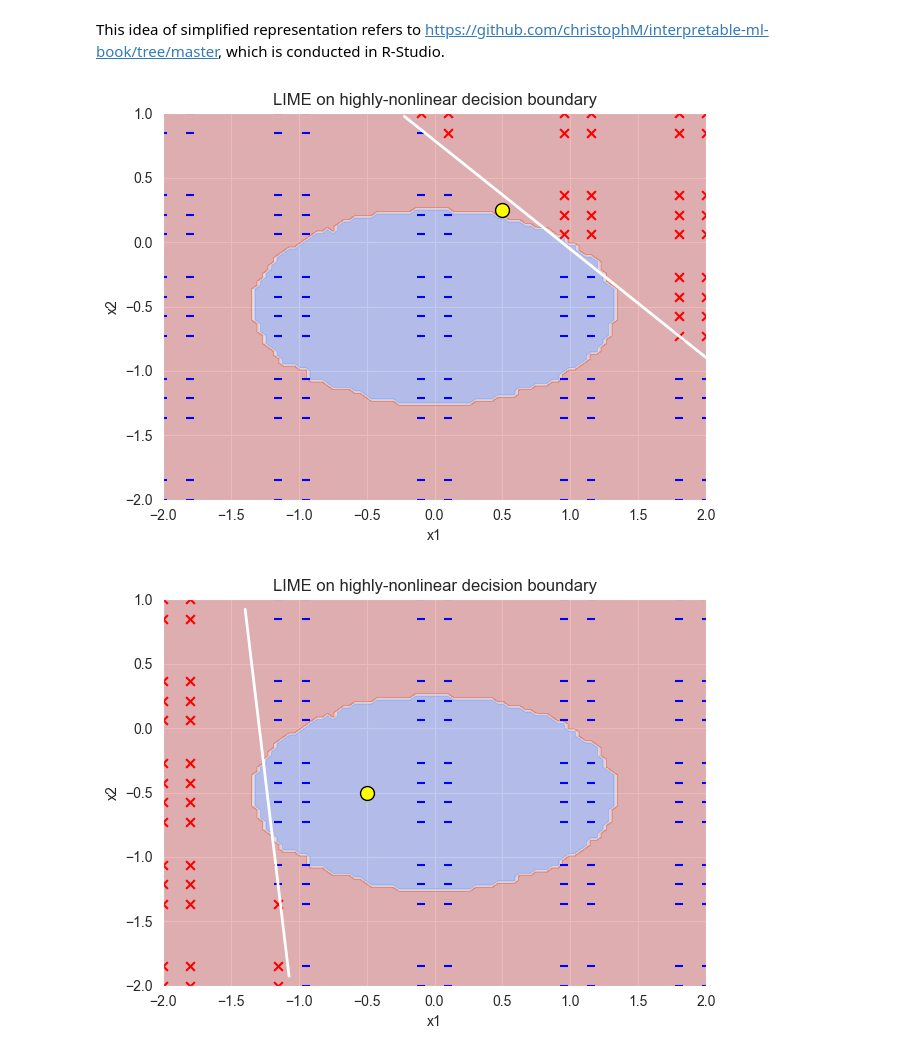
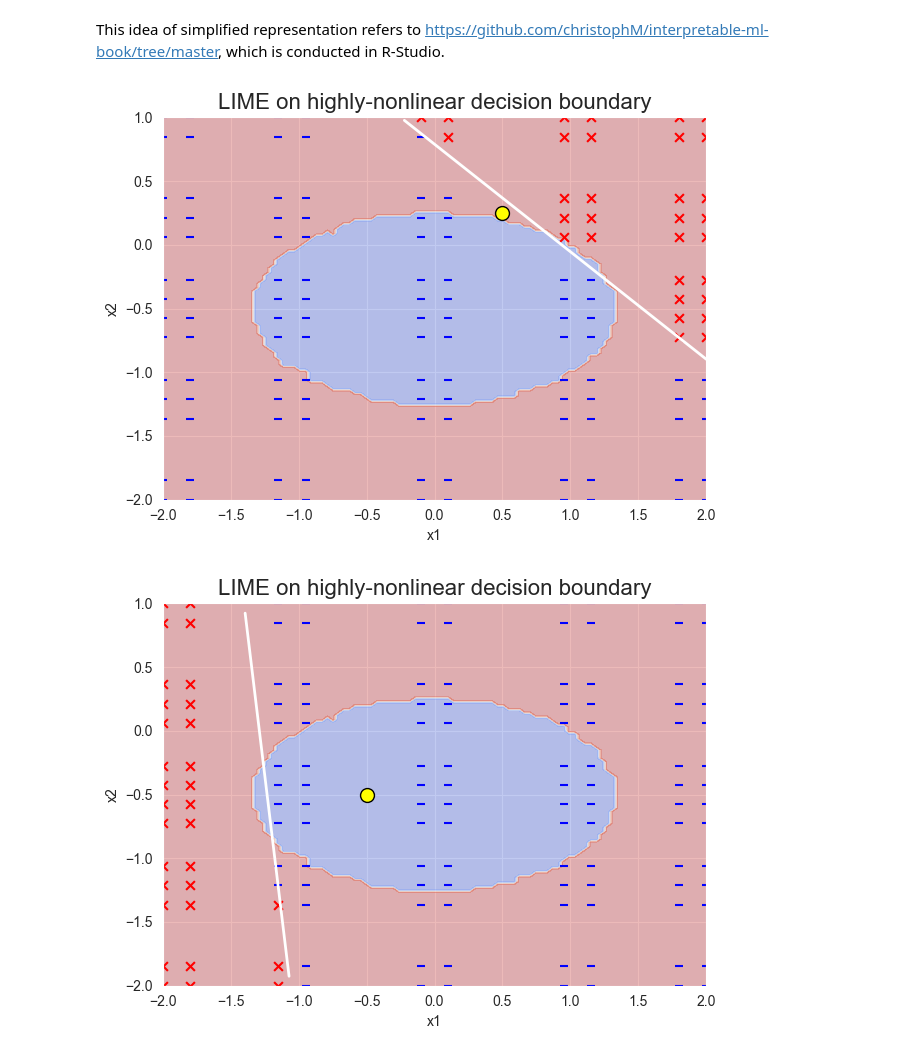
Before and after one commit to JuHaoran66/LIME, a Jupyter notebook: simplified presentation_ellipse.ipynb, the cells around one changed output. Cells and saved outputs as stored; diff of their text form; code cells hidden in the pictures.

```diff
--- a/simplified presentation_ellipse.ipynb
+++ b/simplified presentation_ellipse.ipynb
@@ -91,7 +91,7 @@ grid_df_small['explained_class'] = np.round(grid_df_small['explained'])
 # %%
 
 ## plotD: Decision Boundary of the Local Model Explanation
-plt.title("LIME on highly-nonlinear decision boundary")
+plt.title("LIME on highly-nonlinear decision boundary", fontsize = 16)
 #black box boundary
 plt.contourf(
     grid_x1, grid_x2,
@@ -103,34 +103,34 @@ plt.scatter(
     grid_df_small[grid_df_small['explained_class'] == 1]['x1'],
     grid_df_small[grid_df_small['explained_class'] == 1]['x2'],
     color='red', marker='x', s=40, label='Local Class 1'
 )
 plt.scatter(
     grid_df_small[grid_df_small['explained_class'] == 0]['x1'],
     grid_df_small[grid_df_small['explained_class'] == 0]['x2'],
     color='blue', marker='_', s=40, label='Local Class 0'
 )
 
 #instance point
 plt.scatter(
     df_explain['x1'], df_explain['x2'],
     color='yellow', edgecolor='black', s=100, label='Explained Point'
 )
 
 # Decision Boundary of Logistic Regression
 plt.plot(
     logistic_boundary_df['x1'], logistic_boundary_df['x2'],
     color='white', linewidth=2, label='Logistic Boundary'
 )
 plt.xlim(-2, 2)
 plt.ylim(-2, 1)
 plt.xlabel("x1")
 plt.ylabel("x2")
 
 plt.tight_layout()
 plt.savefig("results/algo2.png")
 plt.show()
 # %% [output]
-[figure, old version]
+[figure, new version]
 # %%
 explain_x1, explain_x2 = -0.5, -0.5
 explain_point = np.array([explain_x1, explain_x2])
@@ -178,7 +178,7 @@ grid_df_small = grid_df[
 grid_df_small['explained_class'] = np.round(grid_df_small['explained'])
 
 ## plotD: Decision Boundary of the Local Model Explanation
-plt.title("LIME on highly-nonlinear decision boundary")
+plt.title("LIME on highly-nonlinear decision boundary", fontsize = 16)
 #black box boundary
 plt.contourf(
     grid_x1, grid_x2,
@@ -217,7 +217,7 @@ plt.tight_layout()
 plt.savefig("results/algo3.png")
 plt.show()
 # %% [output]
-[figure, old version]
+[figure, new version]
 # %%
 from PIL import Image
 path1 = "results/algo3.png"
```
Also changed, not shown: 24 other files.
